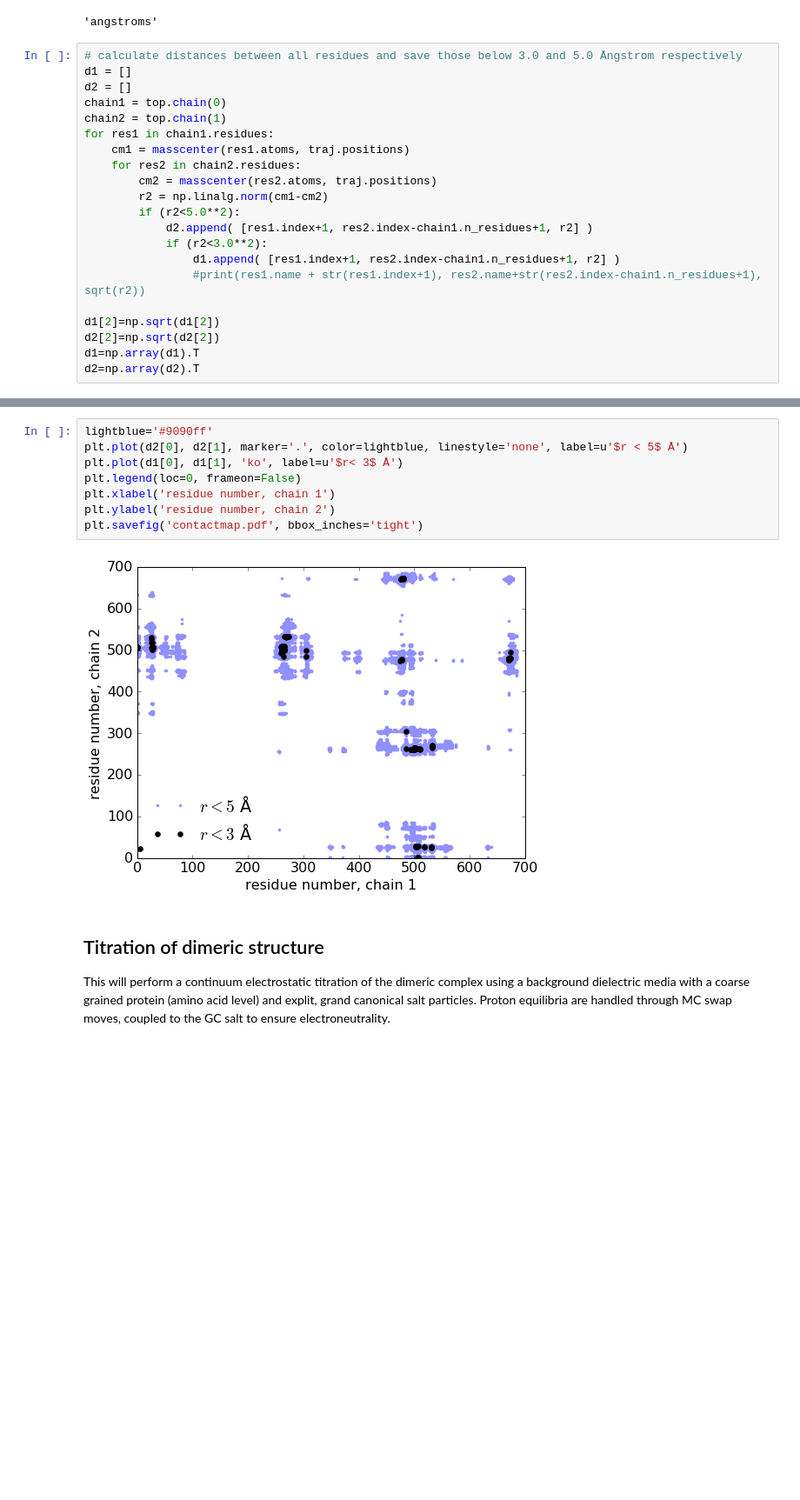
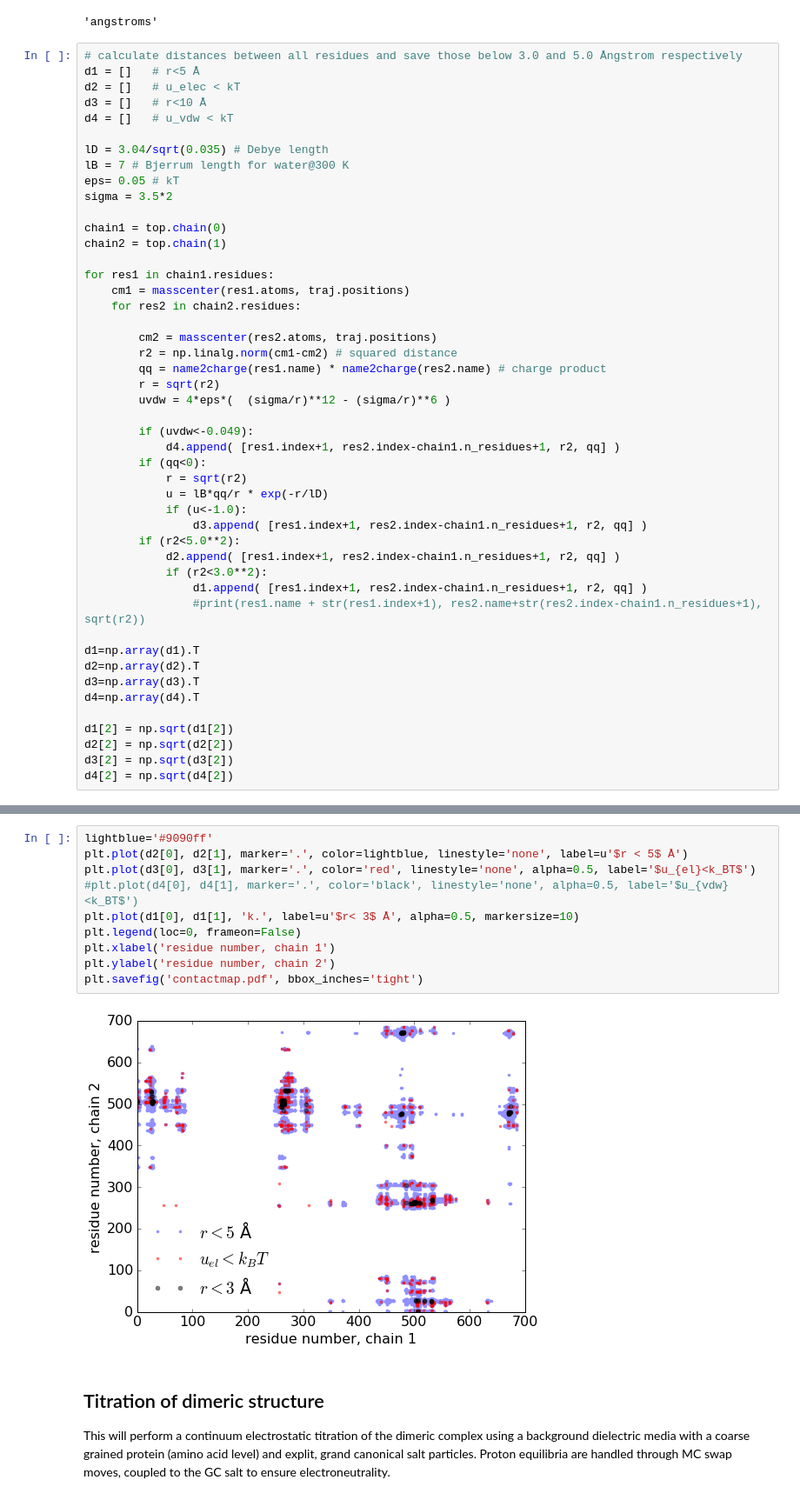
Before and after one commit to mlund/faunus-notebooks, a Jupyter notebook: lactoferrin-dimer/kontakt.ipynb, the cells around one changed output, grey strips where cells are left out. Shown at 87% size. Cells and saved outputs as stored; diff of their text form; blank space fills up the shorter version.

```diff
--- a/lactoferrin-dimer/kontakt.ipynb
+++ b/lactoferrin-dimer/kontakt.ipynb
@@ -37,22 +57,48 @@ traj.distance_unit
 'angstroms'
 # %%
 # calculate distances between all residues and save those below 3.0 and 5.0 Ångstrom respectively
-d1 = []
-d2 = []
+d1 = []   # r<5 Å
+d2 = []   # u_elec < kT
+d3 = []   # r<10 Å
+d4 = []   # u_vdw < kT
+
+lD = 3.04/sqrt(0.035) # Debye length
+lB = 7 # Bjerrum length for water@300 K
+eps= 0.05 # kT
+sigma = 3.5*2
+
 chain1 = top.chain(0)
 chain2 = top.chain(1)
+
 for res1 in chain1.residues:
     cm1 = masscenter(res1.atoms, traj.positions)
     for res2 in chain2.residues:
+
         cm2 = masscenter(res2.atoms, traj.positions)
-        r2 = np.linalg.norm(cm1-cm2)
+        r2 = np.linalg.norm(cm1-cm2) # squared distance
+        qq = name2charge(res1.name) * name2charge(res2.name) # charge product
+        r = sqrt(r2)
+        uvdw = 4*eps*(  (sigma/r)**12 - (sigma/r)**6 )
+
+        if (uvdw<-0.049):
+            d4.append( [res1.index+1, res2.index-chain1.n_residues+1, r2, qq] )
+        if (qq<0):
+            r = sqrt(r2)
+            u = lB*qq/r * exp(-r/lD)
+            if (u<-1.0):
+                d3.append( [res1.index+1, res2.index-chain1.n_residues+1, r2, qq] )
         if (r2<5.0**2):
-            d2.append( [res1.index+1, res2.index-chain1.n_residues+1, r2] )
+            d2.append( [res1.index+1, res2.index-chain1.n_residues+1, r2, qq] )
             if (r2<3.0**2):
-                d1.append( [res1.index+1, res2.index-chain1.n_residues+1, r2] )
+                d1.append( [res1.index+1, res2.index-chain1.n_residues+1, r2, qq] )
                 #print(res1.name + str(res1.index+1), res2.name+str(res2.index-chain1.n_residues+1), sqrt(r2))
 
-d1[2]=np.sqrt(d1[2])
-d2[2]=np.sqrt(d2[2])
 d1=np.array(d1).T
 d2=np.array(d2).T
+d3=np.array(d3).T
+d4=np.array(d4).T
+
+d1[2] = np.sqrt(d1[2])
+d2[2] = np.sqrt(d2[2])
+d3[2] = np.sqrt(d3[2])
+d4[2] = np.sqrt(d4[2])
@@ -59,13 +154,15 @@ d2=np.array(d2).T
 # %%
 lightblue='#9090ff'
 plt.plot(d2[0], d2[1], marker='.', color=lightblue, linestyle='none', label=u'$r < 5$ Å')
-plt.plot(d1[0], d1[1], 'ko', label=u'$r< 3$ Å')
+plt.plot(d3[0], d3[1], marker='.', color='red', linestyle='none', alpha=0.5, label='$u_{el}<k_BT$')
+#plt.plot(d4[0], d4[1], marker='.', color='black', linestyle='none', alpha=0.5, label='$u_{vdw}<k_BT$')
+plt.plot(d1[0], d1[1], 'k.', label=u'$r< 3$ Å', alpha=0.5, markersize=10)
 plt.legend(loc=0, frameon=False)
 plt.xlabel('residue number, chain 1')
 plt.ylabel('residue number, chain 2')
 plt.savefig('contactmap.pdf', bbox_inches='tight')
 # %% [output]
-[figure, old version]
+[figure, new version]
 # %% [markdown]
 ## Titration of dimeric structure
 
```
Also changed, not shown: parts of 13 cells of this notebook, 2 other files.
